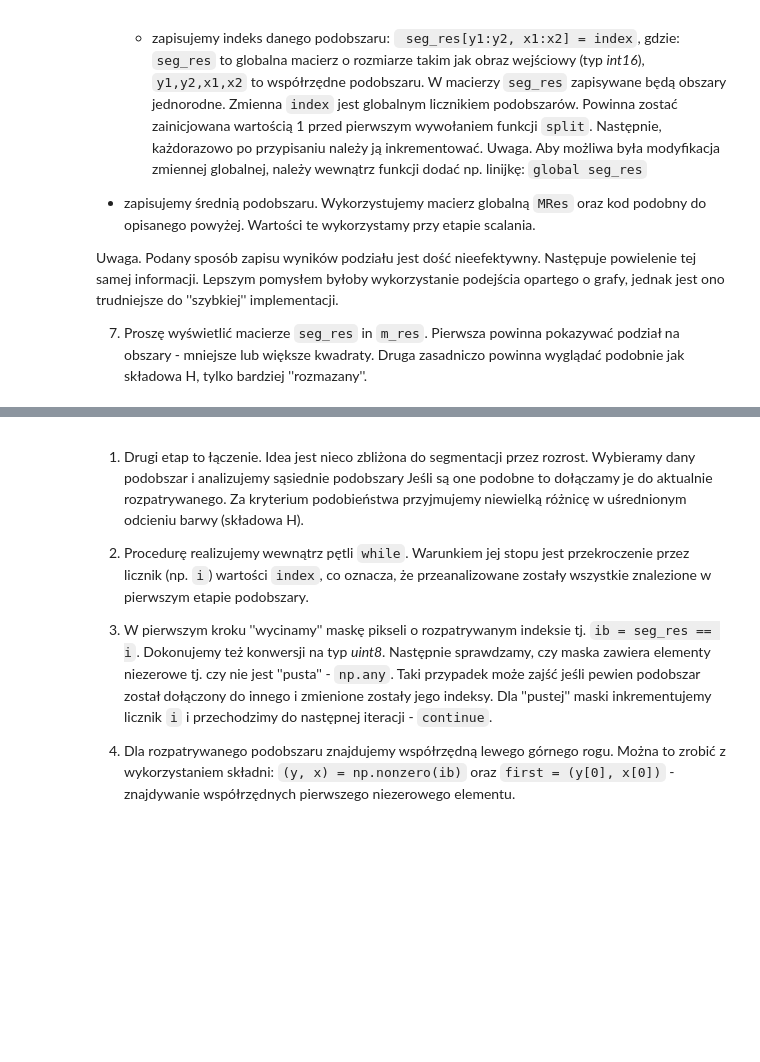
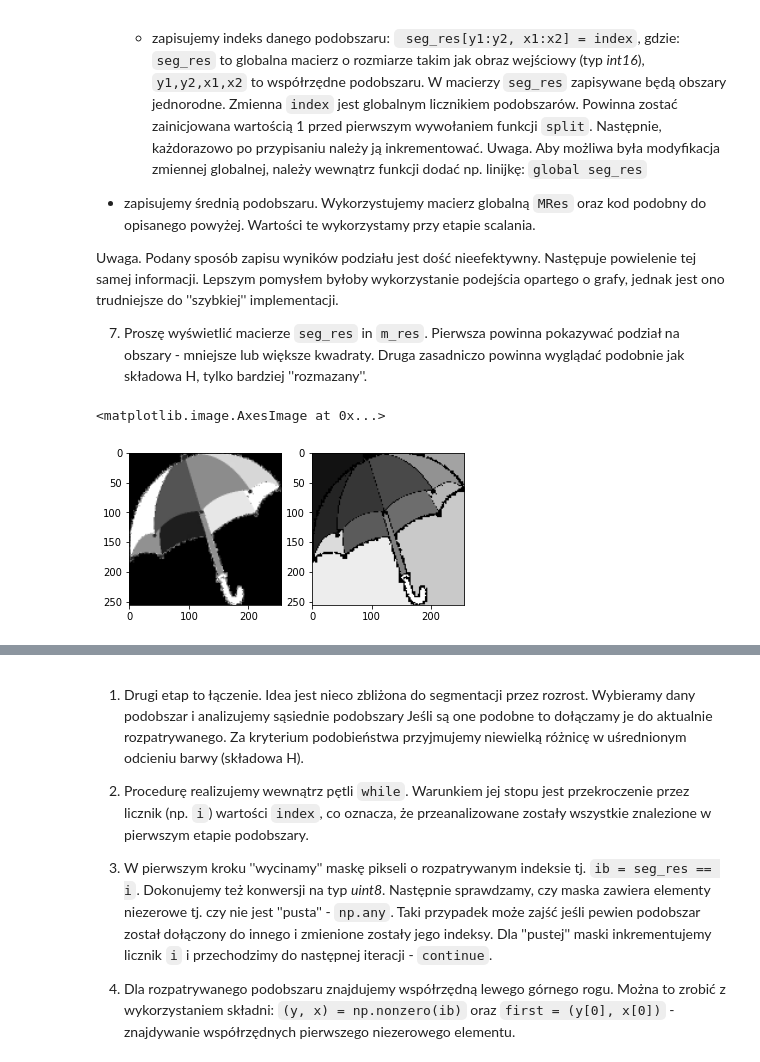
Before and after one commit to prz-ziaja/sem5, a Jupyter notebook: poc/lab12/12_segmentation.ipynb, the cells around one changed output, grey strips where cells are left out. Drawn from its saved outputs; the diff is of its cells as text; code cells hidden in the pictures; blank space fills up the shorter version.

```diff
--- a/poc/lab12/12_segmentation.ipynb
+++ b/poc/lab12/12_segmentation.ipynb
@@ -263,10 +263,15 @@ Ma on za zadanie tylko zilustrować koncepcję tej metody segmentacji.
 
 7. Proszę wyświetlić macierze `seg_res` in `m_res`. Pierwsza powinna pokazywać podział na obszary - mniejsze lub większe kwadraty. Druga zasadniczo powinna wyglądać podobnie jak składowa H, tylko bardziej ''rozmazany''.
 # %%
-import os
+import os,sys
 import cv2
 import matplotlib.pyplot as plt
 import numpy as np
 
 if not os.path.exists("umbrella.png") :
     !wget https://raw.githubusercontent.com/vision-agh/poc_sw/master/12_Segmentation/umbrella.png --no-check-certificate
+
+umbrella = cv2.imread('umbrella.png')
+umbrella = cv2.cvtColor(umbrella,cv2.COLOR_BGR2RGB)
+umbrella_hsv = cv2.cvtColor(umbrella, cv2.COLOR_RGB2HSV)
+umbrella_h = umbrella_hsv[:,:,0]
@@ -272,0 +355,10 @@ if not os.path.exists("umbrella.png") :
+# %%
+a = merge_segmentation(umbrella_h)
+a.run()
+# %%
+fig,axs = plt.subplots(1,2)
+axs[0].imshow(a.MRes,'gray')
+axs[1].imshow(a.seg_res,'gray')
+# %% [output]
+<matplotlib.image.AxesImage at 0x...>
+[figure, added]
```
Also changed, not shown: parts of 2 cells of this notebook.
